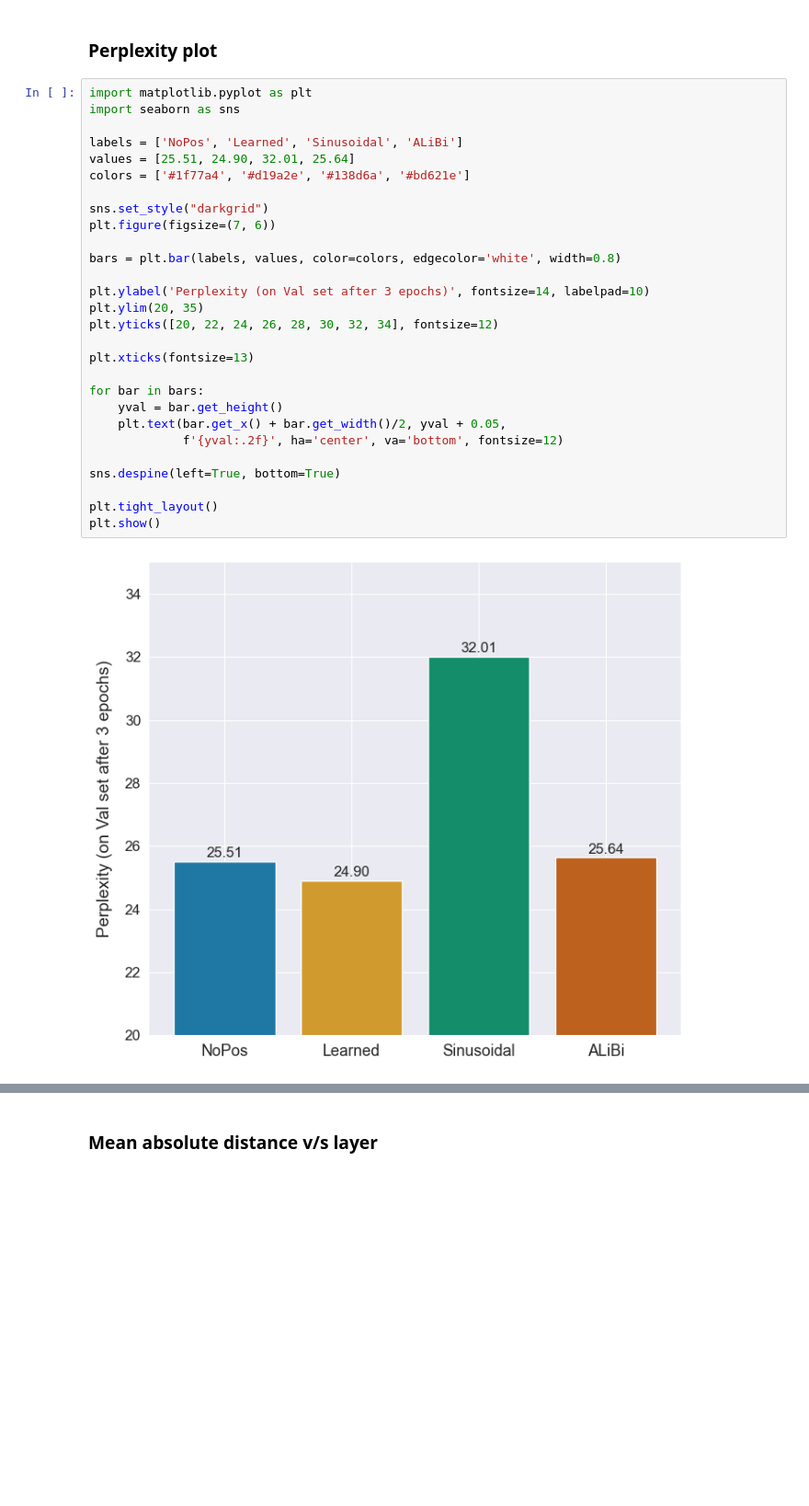
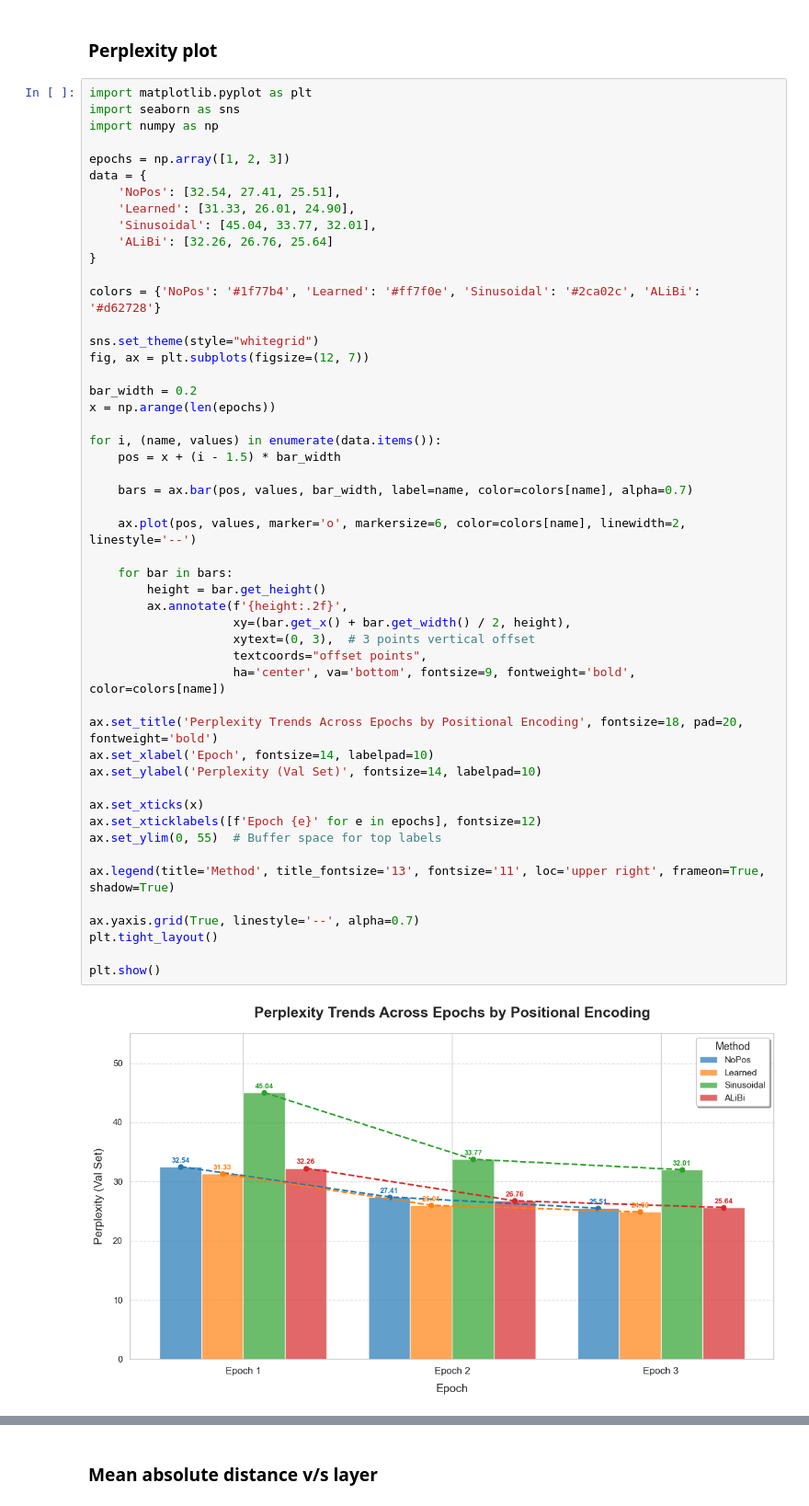
Before and after one commit to kingshuk7995/DL-proj, a Jupyter notebook: result_analysis.ipynb, the cells around one changed output, grey strips where cells are left out. Shown at 92% size. Saved outputs shown, nothing was run; the diff lists cells and outputs as text; blank space fills up the shorter version.

```diff
--- a/result_analysis.ipynb
+++ b/result_analysis.ipynb
@@ -3,30 +3,52 @@
 # %%
 import matplotlib.pyplot as plt
 import seaborn as sns
+import numpy as np
 
-labels = ['NoPos', 'Learned', 'Sinusoidal', 'ALiBi']
-values = [25.51, 24.90, 32.01, 25.64]
-colors = ['#1f77a4', '#d19a2e', '#138d6a', '#bd621e']
+epochs = np.array([1, 2, 3])
+data = {
+    'NoPos': [32.54, 27.41, 25.51],
+    'Learned': [31.33, 26.01, 24.90],
+    'Sinusoidal': [45.04, 33.77, 32.01],
+    'ALiBi': [32.26, 26.76, 25.64]
+}
 
-sns.set_style("darkgrid")
-plt.figure(figsize=(7, 6))
+colors = {'NoPos': '#1f77b4', 'Learned': '#ff7f0e', 'Sinusoidal': '#2ca02c', 'ALiBi': '#d62728'}
 
-bars = plt.bar(labels, values, color=colors, edgecolor='white', width=0.8)
+sns.set_theme(style="whitegrid")
+fig, ax = plt.subplots(figsize=(12, 7))
 
-plt.ylabel('Perplexity (on Val set after 3 epochs)', fontsize=14, labelpad=10)
-plt.ylim(20, 35)
-plt.yticks([20, 22, 24, 26, 28, 30, 32, 34], fontsize=12)
+bar_width = 0.2
+x = np.arange(len(epochs))
 
-plt.xticks(fontsize=13)
+for i, (name, values) in enumerate(data.items()):
+    pos = x + (i - 1.5) * bar_width
 
-for bar in bars:
-    yval = bar.get_height()
-    plt.text(bar.get_x() + bar.get_width()/2, yval + 0.05,
-             f'{yval:.2f}', ha='center', va='bottom', fontsize=12)
+    bars = ax.bar(pos, values, bar_width, label=name, color=colors[name], alpha=0.7)
 
-sns.despine(left=True, bottom=True)
+    ax.plot(pos, values, marker='o', markersize=6, color=colors[name], linewidth=2, linestyle='--')
 
+    for bar in bars:
+        height = bar.get_height()
+        ax.annotate(f'{height:.2f}',
+                    xy=(bar.get_x() + bar.get_width() / 2, height),
+                    xytext=(0, 3),  # 3 points vertical offset
+                    textcoords="offset points",
+                    ha='center', va='bottom', fontsize=9, fontweight='bold', color=colors[name])
+
+ax.set_title('Perplexity Trends Across Epochs by Positional Encoding', fontsize=18, pad=20, fontweight='bold')
+ax.set_xlabel('Epoch', fontsize=14, labelpad=10)
+ax.set_ylabel('Perplexity (Val Set)', fontsize=14, labelpad=10)
+
+ax.set_xticks(x)
+ax.set_xticklabels([f'Epoch {e}' for e in epochs], fontsize=12)
+ax.set_ylim(0, 55)  # Buffer space for top labels
+
+ax.legend(title='Method', title_fontsize='13', fontsize='11', loc='upper right', frameon=True, shadow=True)
+
+ax.yaxis.grid(True, linestyle='--', alpha=0.7)
 plt.tight_layout()
+
 plt.show()
 # %% [output]
-[figure, old version]
+[figure, new version]
```
Also changed, not shown: parts of 1 cell of this notebook, 4 other files.
